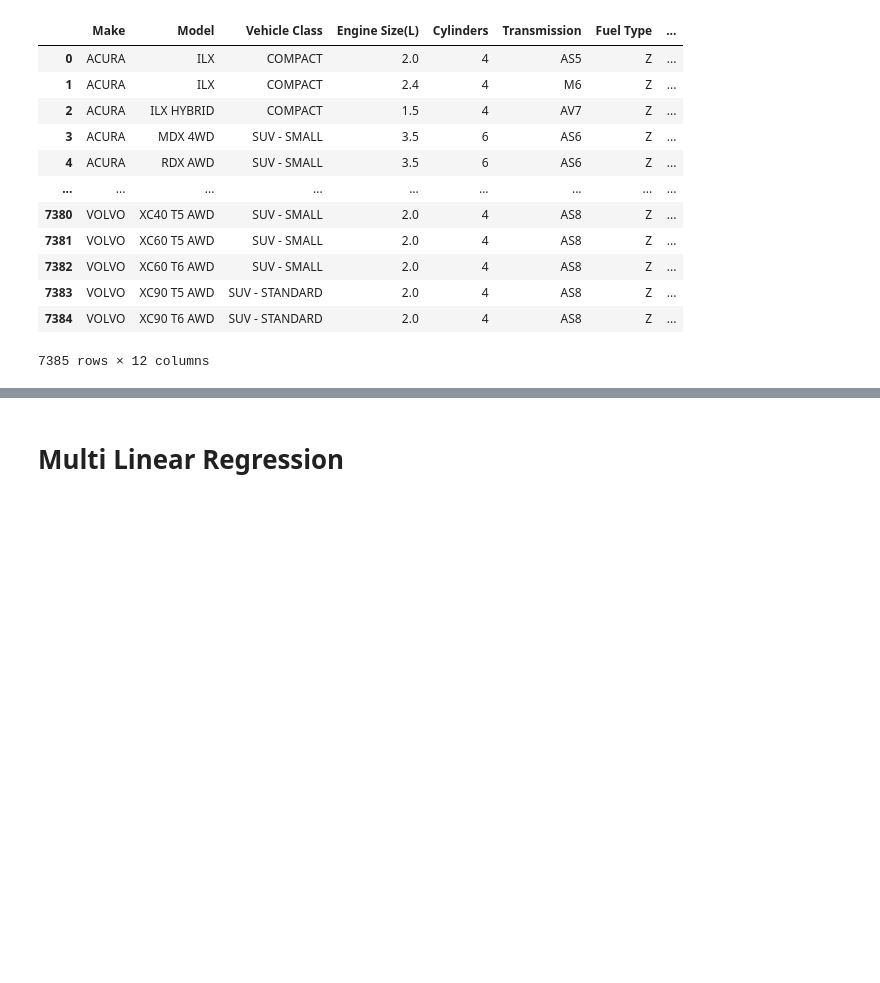
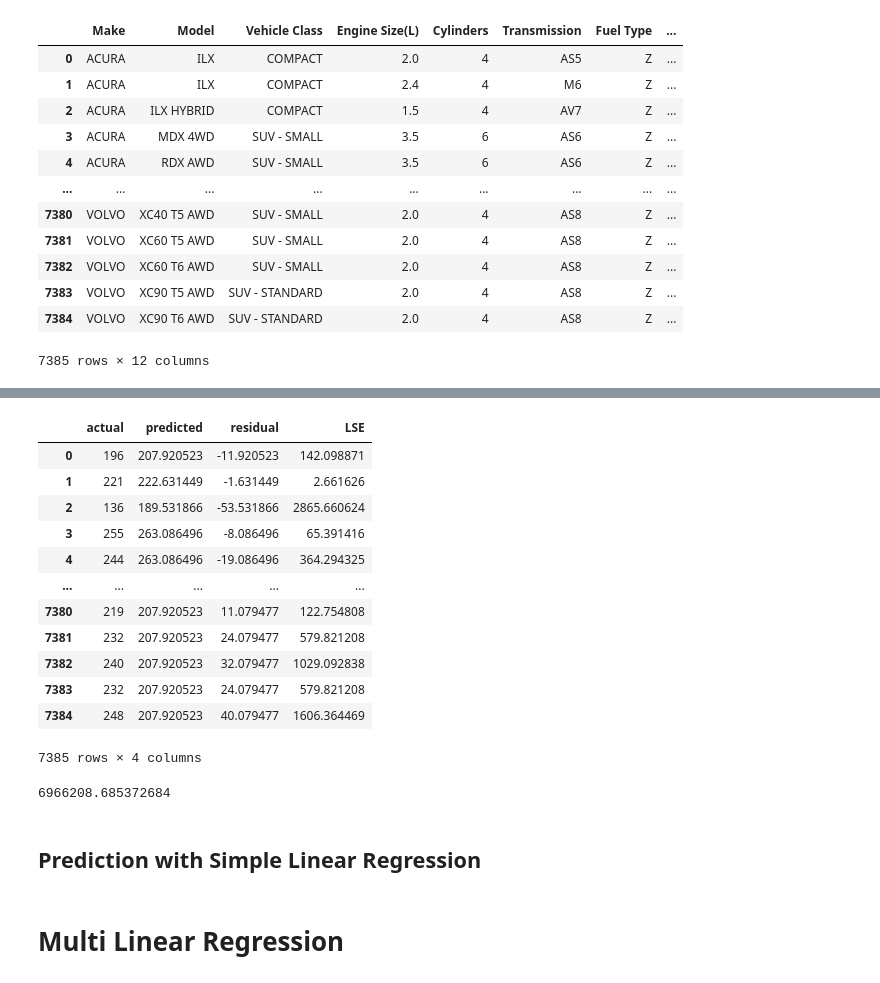
Before and after one commit to ssamiyavuzz/CO2-Emission-Project, a Jupyter notebook: CO2_Emission_Project.ipynb, the cells around one changed output, grey strips where cells are left out. Cells and saved outputs as stored; diff of their text form; code cells hidden in the pictures; blank space fills up the shorter version.

```diff
--- a/CO2_Emission_Project.ipynb
+++ b/CO2_Emission_Project.ipynb
@@ -167,0 +168,3 @@ b0  : 134.3658927234949
+# %%
+y_pred = b1*X + b0
+y_pred
@@ -168,3 +184,27 @@ b0  : 134.3658927234949
+# %%
+values = {"actual": y, "predicted": y_pred, "residual": y - y_pred, "LSE": (y - y_pred)**2}
+df_2 = pd.DataFrame(values)
+df_2
+# %% [output]
+|  | actual | predicted | residual | LSE |
+| 0 | 196 | 207.920523 | -11.920523 | 142.098871 |
+| 1 | 221 | 222.631449 | -1.631449 | 2.661626 |
+| 2 | 136 | 189.531866 | -53.531866 | 2865.660624 |
+| 3 | 255 | 263.086496 | -8.086496 | 65.391416 |
+| 4 | 244 | 263.086496 | -19.086496 | 364.294325 |
+| ... | ... | ... | ... | ... |
+| 7380 | 219 | 207.920523 | 11.079477 | 122.754808 |
+| 7381 | 232 | 207.920523 | 24.079477 | 579.821208 |
+| 7382 | 240 | 207.920523 | 32.079477 | 1029.092838 |
+| 7383 | 232 | 207.920523 | 24.079477 | 579.821208 |
+| 7384 | 248 | 207.920523 | 40.079477 | 1606.364469 |
+7385 rows × 4 columns
+# %%
+df_2.LSE.sum()
+# %% [output]
+6966208.685372684
+# %% [markdown]
+## Prediction with Simple Linear Regression
 # %% [markdown]
 # Multi Linear Regression
 # %%
```
Also changed, not shown: parts of 33 cells of this notebook.
